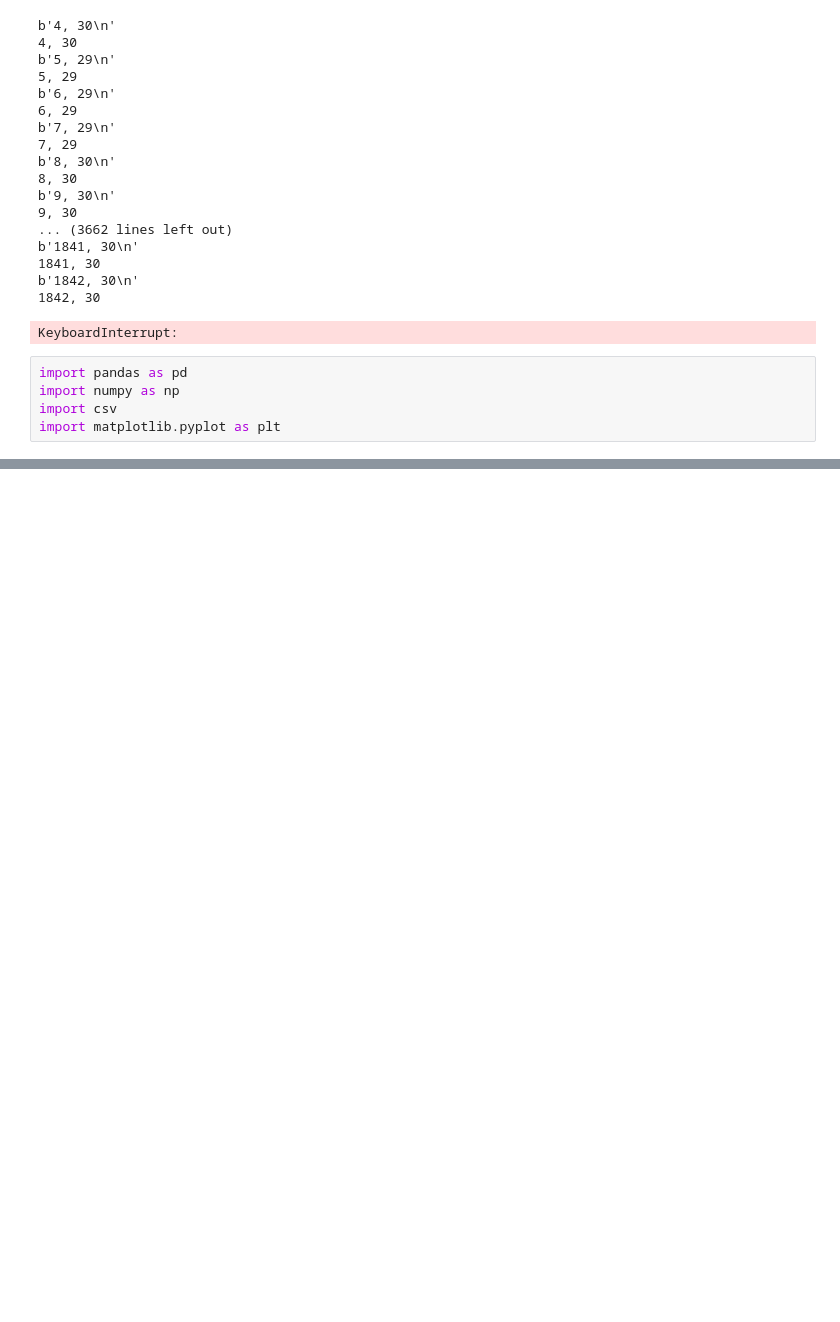
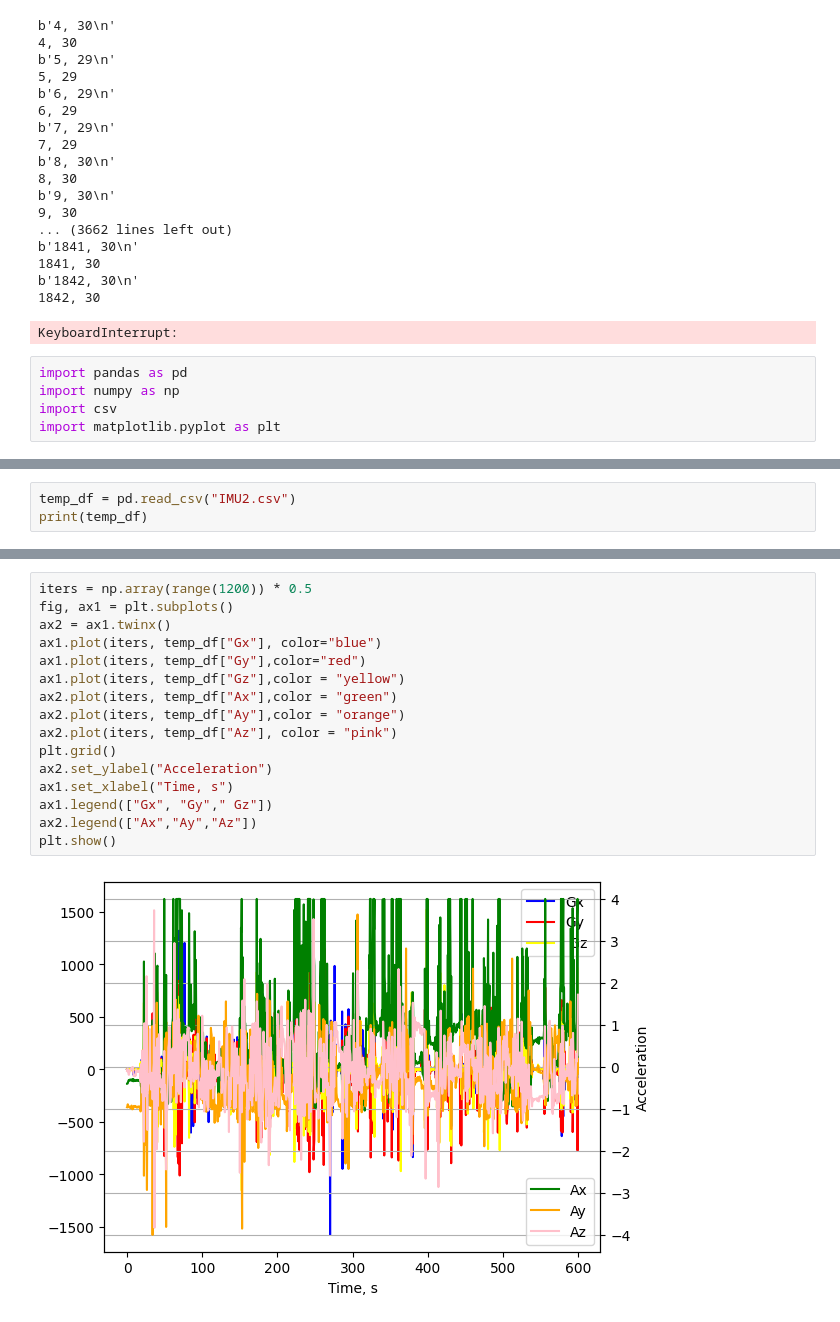
Before and after one commit to imgmaterial/AILabs, a Jupyter notebook: Labs/Lab2/Lab2.ipynb, the cells around one changed output, grey strips where cells are left out. Cells and saved outputs as stored; diff of their text form; blank space fills up the shorter version.

```diff
--- a/Labs/Lab2/Lab2.ipynb
+++ b/Labs/Lab2/Lab2.ipynb
@@ -55,0 +90,3 @@ plt.legend(["Temperature"])
+# %%
+temp_df = pd.read_csv("IMU2.csv")
+print(temp_df)
@@ -55,0 +108,18 @@ plt.legend(["Temperature"])
+# %%
+iters = np.array(range(1200)) * 0.5
+fig, ax1 = plt.subplots()
+ax2 = ax1.twinx()
+ax1.plot(iters, temp_df["Gx"], color="blue")
+ax1.plot(iters, temp_df["Gy"],color="red")
+ax1.plot(iters, temp_df["Gz"],color = "yellow")
+ax2.plot(iters, temp_df["Ax"],color = "green")
+ax2.plot(iters, temp_df["Ay"],color = "orange")
+ax2.plot(iters, temp_df["Az"], color = "pink")
+plt.grid()
+ax2.set_ylabel("Acceleration")
+ax1.set_xlabel("Time, s")
+ax1.legend(["Gx", "Gy"," Gz"])
+ax2.legend(["Ax","Ay","Az"])
+plt.show()
+# %% [output]
+[figure, added]
```
Also changed, not shown: parts of 6 cells of this notebook, 4 other files.
